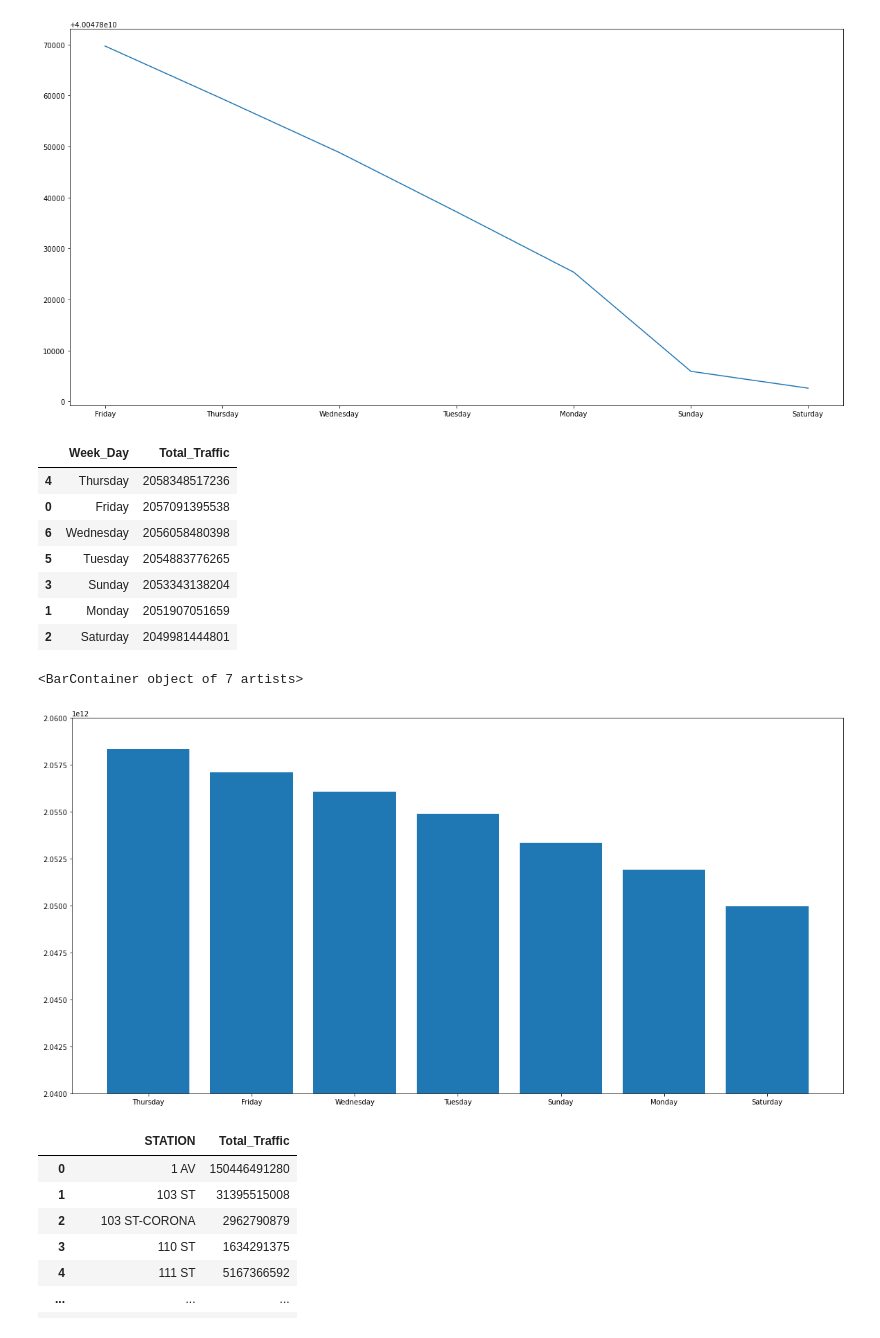
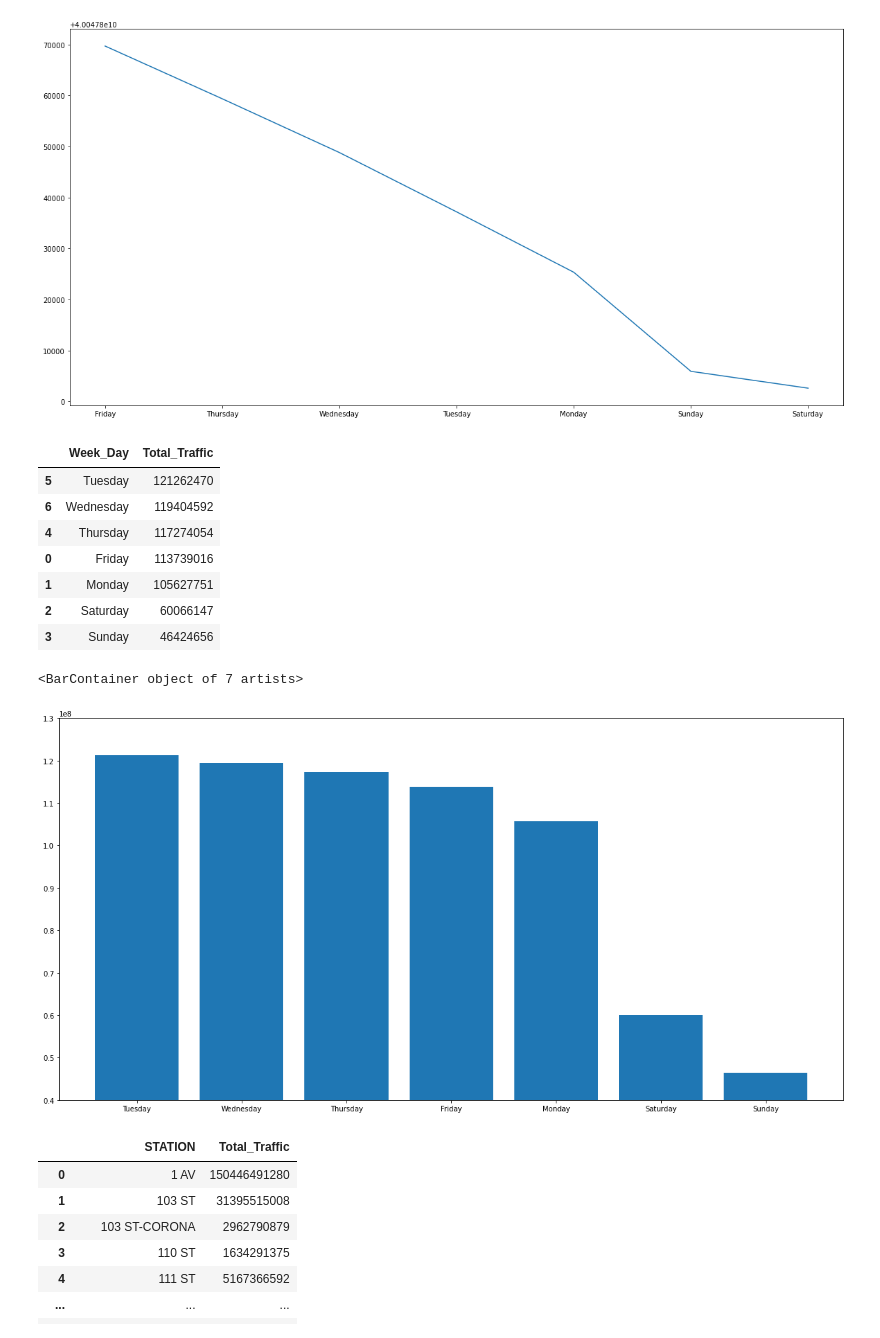
Before and after one commit to racheldilley1/mta-project-1, a Jupyter notebook: ritu_notebook.ipynb, the cells around one changed output. Saved outputs shown, nothing was run; the diff lists cells and outputs as text; code cells hidden in the pictures.

```diff
--- a/ritu_notebook.ipynb
+++ b/ritu_notebook.ipynb
@@ -341,24 +341,26 @@ plt.plot(Total_Weekly_ridership['Week_Day'],Total_Weekly_ridership['Total_Traffi
 [figure]
 # %%
 Total_Weekly_ridership = station_grouped_filtered.groupby(['Week_Day']).Total_Traffic.sum().reset_index()
+# %%
+Total_Weekly_ridership = grouped.groupby(['Week_Day']).Total_Traffic.sum().reset_index()
 # %%
 Total_Weekly_ridership.sort_values(by=['Total_Traffic'],inplace = True, ascending = False)
 Total_Weekly_ridership.head(10)
 # %% [output]
 |  | Week_Day | Total_Traffic |
-| 4 | Thursday | 2058348517236 |
-| 0 | Friday | 2057091395538 |
-| 6 | Wednesday | 2056058480398 |
-| 5 | Tuesday | 2054883776265 |
-| 3 | Sunday | 2053343138204 |
-| 1 | Monday | 2051907051659 |
-| 2 | Saturday | 2049981444801 |
+| 5 | Tuesday | 121262470 |
+| 6 | Wednesday | 119404592 |
+| 4 | Thursday | 117274054 |
+| 0 | Friday | 113739016 |
+| 1 | Monday | 105627751 |
+| 2 | Saturday | 60066147 |
+| 3 | Sunday | 46424656 |
 # %%
-plt.ylim(2040000000000,2060000000000)
+plt.ylim(40000000,130000000)
 plt.bar(Total_Weekly_ridership['Week_Day'], Total_Weekly_ridership['Total_Traffic'])
 # %% [output]
 <BarContainer object of 7 artists>
-[figure, old version]
+[figure, new version]
 # %%
 #test_station = station_grouped[station_grouped.iloc[:,1] == '103 ST-CORONA']
 station_grouped_filtered.columns = ['DATE', 'STATION', 'ENTRIES_MIN', 'ENTRIES_MAX', 'EXITS_MIN', 'EXITS_MAX', 'ENTRIES', 'EXITS', 'Total_Traffic', 'Date_Time', 'Week_Day']
```
